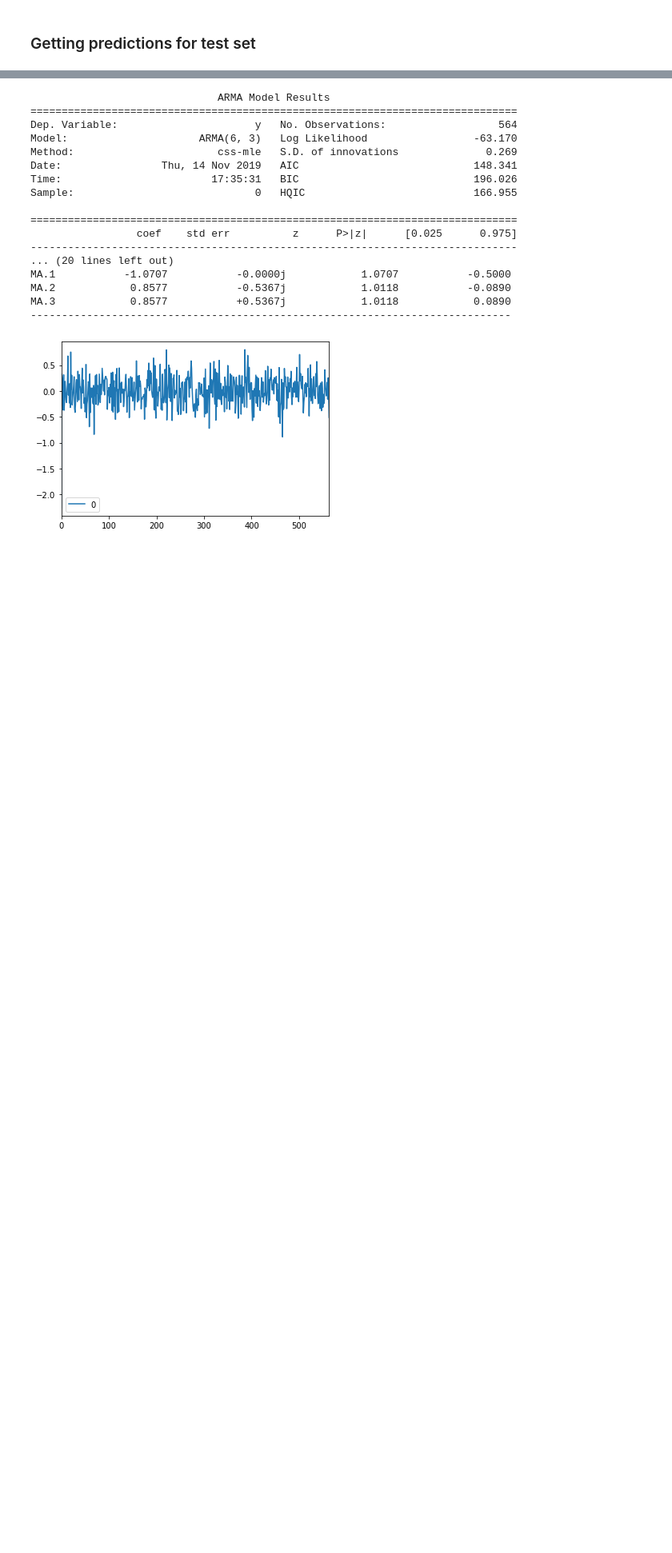
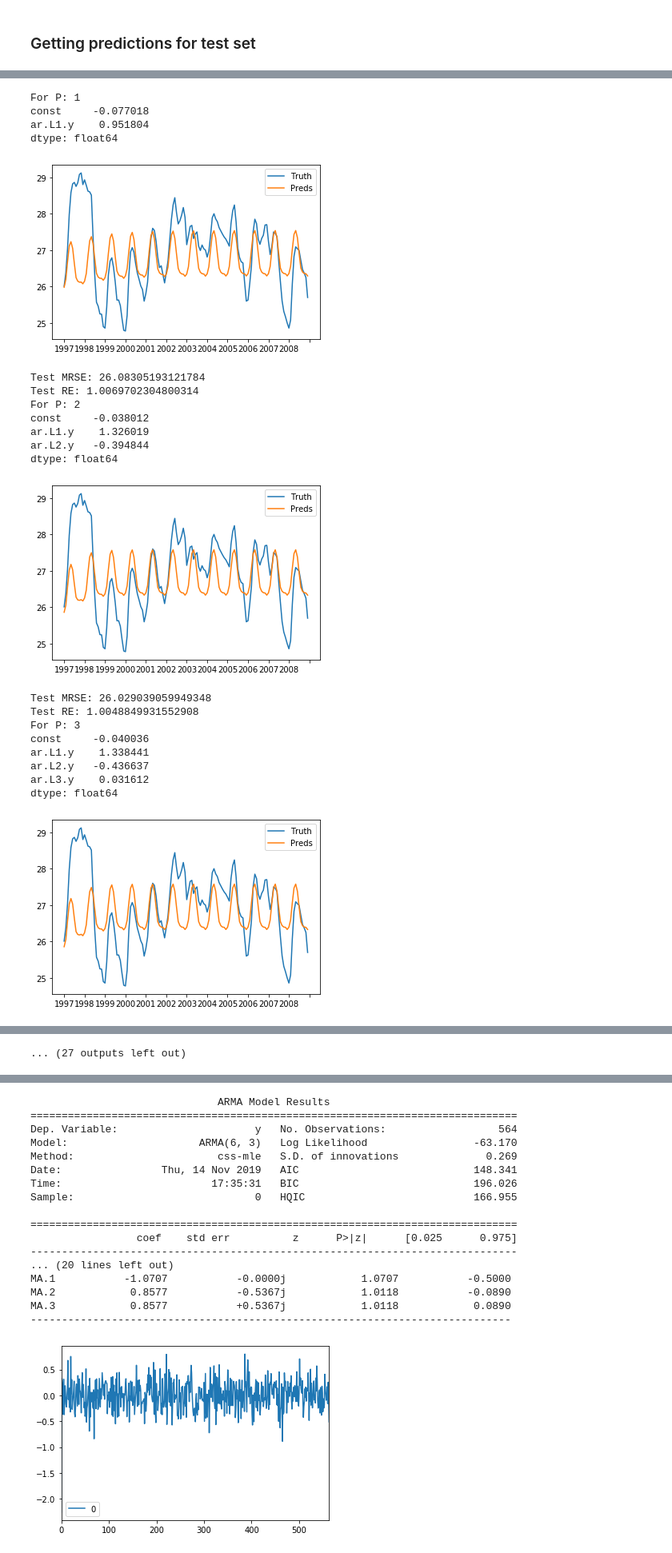
Before and after one commit to radsn23/ptsa2019project, a Jupyter notebook: ar_nino34.ipynb, the cells around one changed output, grey strips where cells are left out. Shown at 80% size. Drawn from its saved outputs; the diff is of its cells as text; code cells hidden in the pictures; blank space fills up the shorter version.

```diff
--- a/ar_nino34.ipynb
+++ b/ar_nino34.ipynb
@@ -241,6 +284,6 @@ dtype: float64
 # %%
 predictions = arma_mod.predict(start=f'{testing_years[0]}m1', end=f'{testing_years[-1]}m12', dynamic=False)
 test_data = get_data(filtered_data,testing_years)
-test_means = get_data(mean_data_dict,testing_years)
+test_anomalies = get_data(anomaly_data_dict,testing_years)
 # %%
 plt.plot(test_data,label='Truth')
@@ -259,0 +303,46 @@ Test RE: 0.0055643181323075
+# %%
+max_p = 20
+p_list = np.array(range(1,max_p))
+rmse_list = []
+re_list = []
+for p in p_list:
+    print(f'For P: {p}')
+    formatted_training_data = pd.Series(data=training_data,index=pd.Index(sm.tsa.datetools.dates_from_range(f'{training_years[0]}m1', length=len(training_data))))
+    arma_mod = sm.tsa.ARMA(formatted_training_data, (p,0)).fit(disp=False)
+    print(arma_mod.params)
+    predictions = arma_mod.predict(start=f'{testing_years[0]}m1', end=f'{testing_years[-1]}m12', dynamic=False)
+    test_data = get_data(filtered_data,testing_years)
+    test_anomalies = get_data(anomaly_data_dict,testing_years)
+    plt.plot(test_data,label='Truth')
+    plt.plot(predictions.values+np.tile(means, len(testing_years)),label='Preds')
+    plt.xticks(range(0,len(test_data)+1,12),labels=testing_years)
+    plt.legend()
+    plt.show()
+    test_mrse = mrse(test_data,predictions.values+test_anomalies)
+    test_re = re(test_data,predictions.values+test_anomalies)
+    rmse_list.append(test_mrse)
+    re_list.append(test_re)
+    print(f'Test MRSE: {test_mrse}\nTest RE: {test_re}')
+# %% [output]
+For P: 1
+const     -0.077018
+ar.L1.y    0.951804
+dtype: float64
+[figure, added]
+Test MRSE: 26.08305193121784
+Test RE: 1.0069702304800314
+For P: 2
+const     -0.038012
+ar.L1.y    1.326019
+ar.L2.y   -0.394844
+dtype: float64
+[figure, added]
+Test MRSE: 26.029039059949348
+Test RE: 1.0048849931552908
+For P: 3
+const     -0.040036
+ar.L1.y    1.338441
+ar.L2.y   -0.436637
+ar.L3.y    0.031612
+dtype: float64
+[figure, added]
@@ -259,0 +382 @@ Test RE: 0.0055643181323075
+... (27 outputs left out)
```
Also changed, not shown: parts of 24 cells of this notebook, 1 other file.
